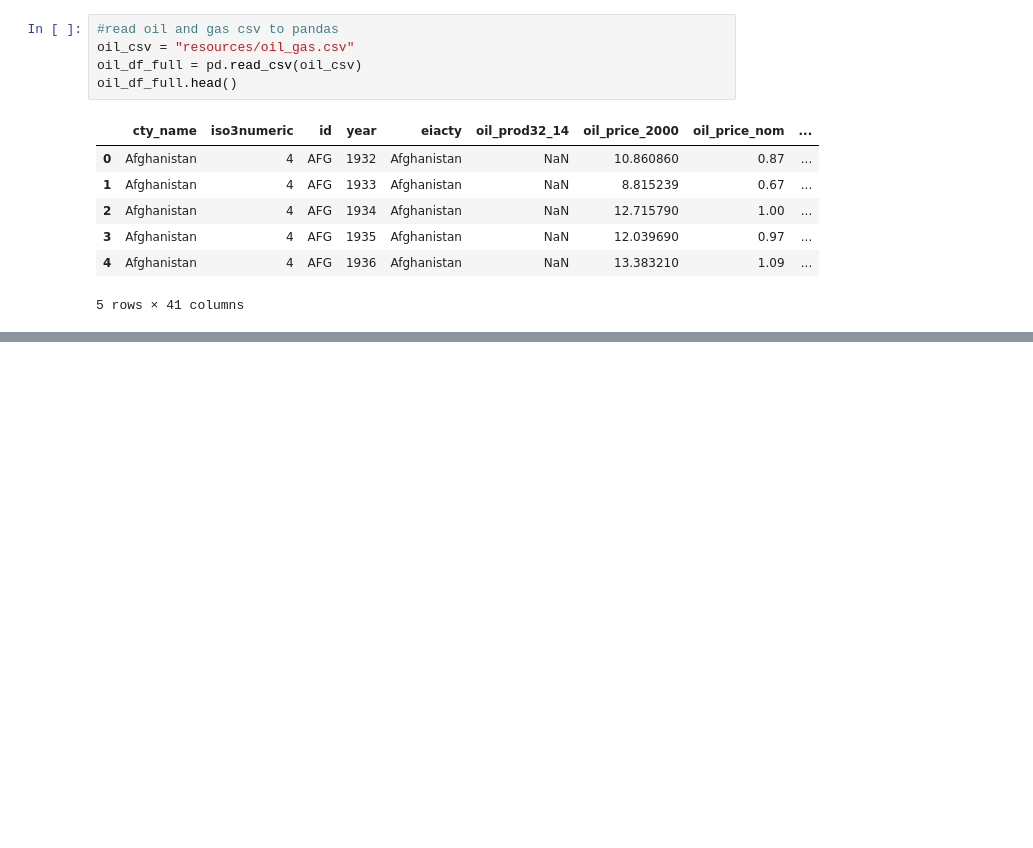
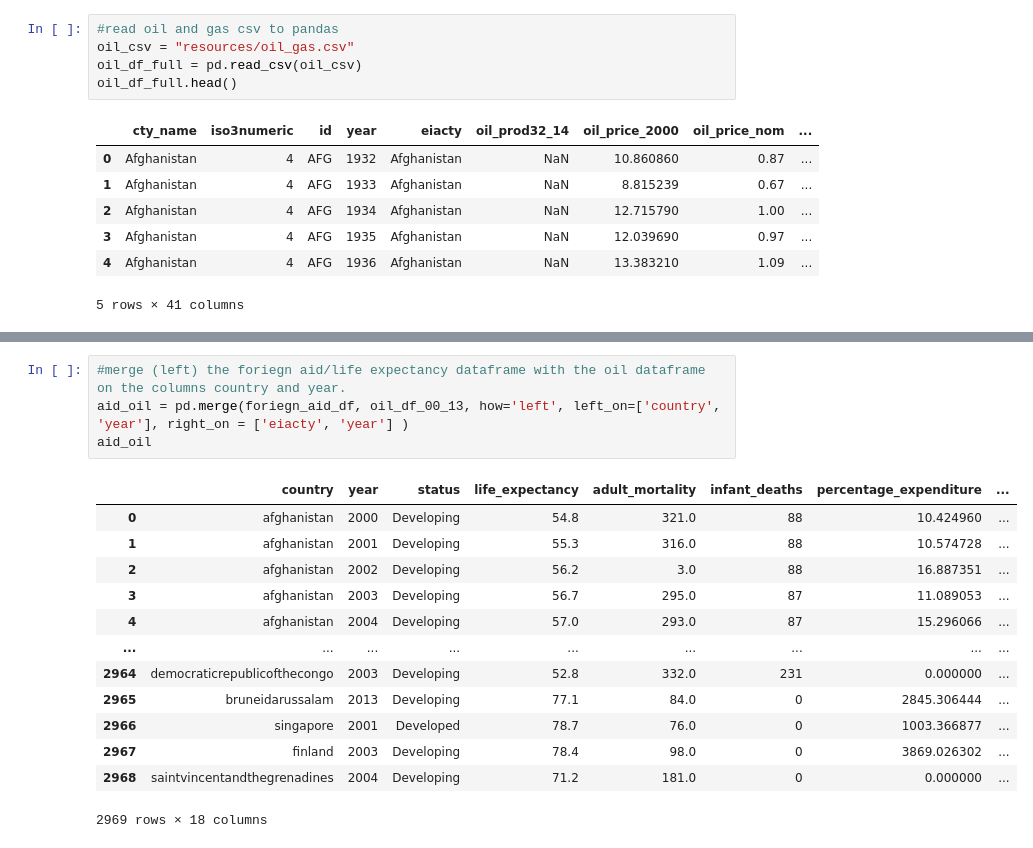
Before and after one commit to alyssamoyer/final_project, a Jupyter notebook: foreign_aid.ipynb, the cells around one changed output, grey strips where cells are left out. Cells and saved outputs as stored; diff of their text form; blank space fills up the shorter version.

```diff
--- a/foreign_aid.ipynb
+++ b/foreign_aid.ipynb
@@ -42,0 +55,18 @@ oil_df_00_13.head()
+# %%
+#merge (left) the foriegn aid/life expectancy dataframe with the oil dataframe on the columns country and year.
+aid_oil = pd.merge(foriegn_aid_df, oil_df_00_13, how='left', left_on=['country', 'year'], right_on = ['eiacty', 'year'] )
+aid_oil
+# %% [output]
+|  | country | year | status | life_expectancy | adult_mortality | infant_deaths | percentage_expenditure | ... |
+| 0 | afghanistan | 2000 | Developing | 54.8 | 321.0 | 88 | 10.424960 | ... |
+| 1 | afghanistan | 2001 | Developing | 55.3 | 316.0 | 88 | 10.574728 | ... |
+| 2 | afghanistan | 2002 | Developing | 56.2 | 3.0 | 88 | 16.887351 | ... |
+| 3 | afghanistan | 2003 | Developing | 56.7 | 295.0 | 87 | 11.089053 | ... |
+| 4 | afghanistan | 2004 | Developing | 57.0 | 293.0 | 87 | 15.296066 | ... |
+| ... | ... | ... | ... | ... | ... | ... | ... | ... |
+| 2964 | democraticrepublicofthecongo | 2003 | Developing | 52.8 | 332.0 | 231 | 0.000000 | ... |
+| 2965 | bruneidarussalam | 2013 | Developing | 77.1 | 84.0 | 0 | 2845.306444 | ... |
+| 2966 | singapore | 2001 | Developed | 78.7 | 76.0 | 0 | 1003.366877 | ... |
+| 2967 | finland | 2003 | Developing | 78.4 | 98.0 | 0 | 3869.026302 | ... |
+| 2968 | saintvincentandthegrenadines | 2004 | Developing | 71.2 | 181.0 | 0 | 0.000000 | ... |
+2969 rows × 18 columns
```
Also changed, not shown: parts of 5 cells of this notebook.
